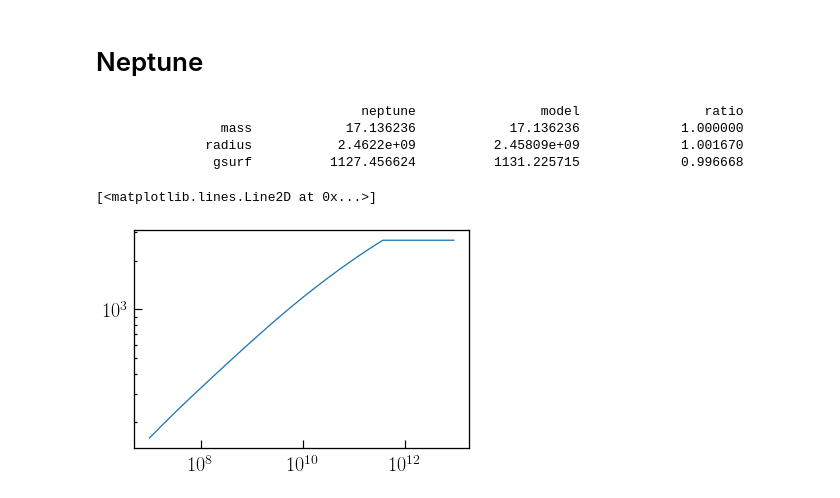
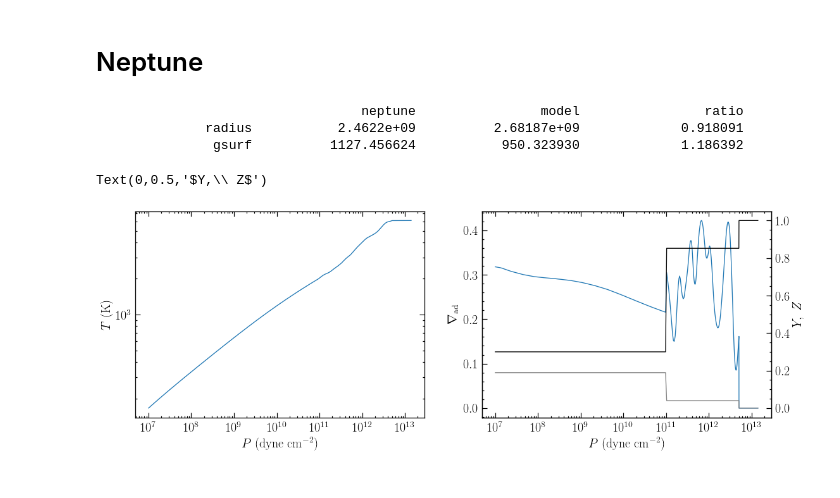
Before and after one commit to chkvch/ongp, a Jupyter notebook: un_test_suite.ipynb, the cells around one changed output. Saved outputs shown, nothing was run; the diff lists cells and outputs as text; code cells hidden in the pictures.

Commit message:
more realistic grada for water-rich layers; long evolution curves

```diff
--- a/un_test_suite.ipynb
+++ b/un_test_suite.ipynb
@@ -120,28 +220,53 @@ Text(0.5,1,'Uranus')
 # %% [markdown]
 # Neptune
 # %%
-'''rough static model for present-day neptune'''
+'''three-layer static model for present-day neptune'''
 
 import ongp; reload(ongp) # reload to catch any changes to the module
 
 mn = const.neptune_mass / const.mearth
 rn = const.neptune_rvol
-gn = const.cgrav * const.neptune_mass / const.neptune_rvol ** 2
+gn = (const.cgrav * const.neptune_mass / const.neptune_rvol ** 2)
 
-g = ongp.evol(z_eos_option='reos water', atm_option='f11_tables n')
-g.static(mtot='n', mcore=15, zenv=0.35, t10=160.)
+e = ongp.evol({'z_eos_option':'reos water',
+               'atm_option':'f11_tables n',
+               'path_to_data':'/Users/chris/ongp/data/'})
 
-print '%20s %20s %20s %20s' % ('', 'neptune', 'model', 'ratio')
-print '%20s %20f %20f %20f' % ('mass', mn, g.mtot / const.mearth, mn / g.mtot * const.mearth)
-print '%20s %20g %20g %20f' % ('radius', rn, g.rtot, rn / g.rtot)
-print '%20s %20f %20f %20f' % ('gsurf', gn, g.surface_g, gn / g.surface_g)
-print
+e.static({'mtot':'n',
+          'mcore':2.85,
+          'z1':0.3,
+          'z2':0.852,
+          'y1':0.27*(1. - 0.3),
+          'y2':0.27*(1. - 0.852),
+          't10':166.,
+          'transition_pressure':0.1,
+          'core_prho_relation':'hm89 rock',
+          'switch_z_grada':True # control to ask Z eos for grada in zones where Z > 0.5. otherwise, just use H/He grada
+         })
 
-plt.loglog(g.p, g.t)
+
+print ('%20s %20s %20s %20s' % ('', 'neptune', 'model', 'ratio'))
+print ('%20s %20g %20g %20f' % ('radius', rn, e.rtot, rn / e.rtot))
+print ('%20s %20f %20f %20f' % ('gsurf', gn, e.surface_g, gn / e.surface_g))
+print ()
+
+
+fig, ax = plt.subplots(1, 2, figsize=(18, 6))
+
+ax[0].loglog(e.p, e.t)
+[z.set_xlabel(r'$P\ ({\rm dyne\ cm}^{-2})$') for z in ax]
+ax[0].set_ylabel(r'$T\ ({\rm K})$')
+
+ax[1].semilogx(e.p, e.grada)
+axr = ax[1].twinx()
+axr.semilogx(e.p, e.y, 'gray')
+axr.semilogx(e.p, e.z, 'k')
+ax[1].set_ylabel(r'$\nabla_{\rm ad}$')
+axr.set_ylabel(r'$Y,\ Z$')
+# ax.legend()
 # %% [output]
                                   neptune                model                ratio
-                mass            17.136236            17.136236             1.000000
-              radius           2.4622e+09          2.45809e+09             1.001670
-               gsurf          1127.456624          1131.225715             0.996668
+              radius           2.4622e+09          2.68187e+09             0.918091
+               gsurf          1127.456624           950.323930             1.186392
-[<matplotlib.lines.Line2D at 0x...>]
+Text(0,0.5,'$Y,\\ Z$')
-[figure, old version]
+[figure, new version]
```
Also changed, not shown: parts of 30 cells of this notebook, 2 other files.
